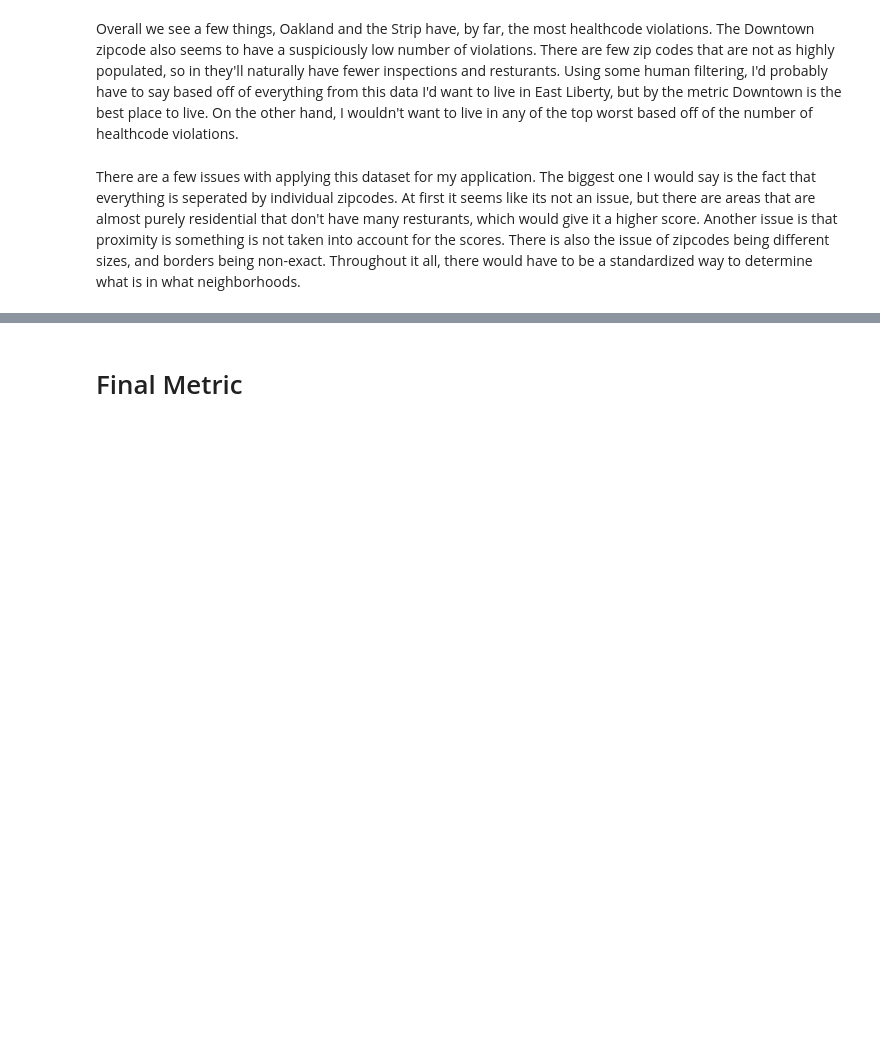
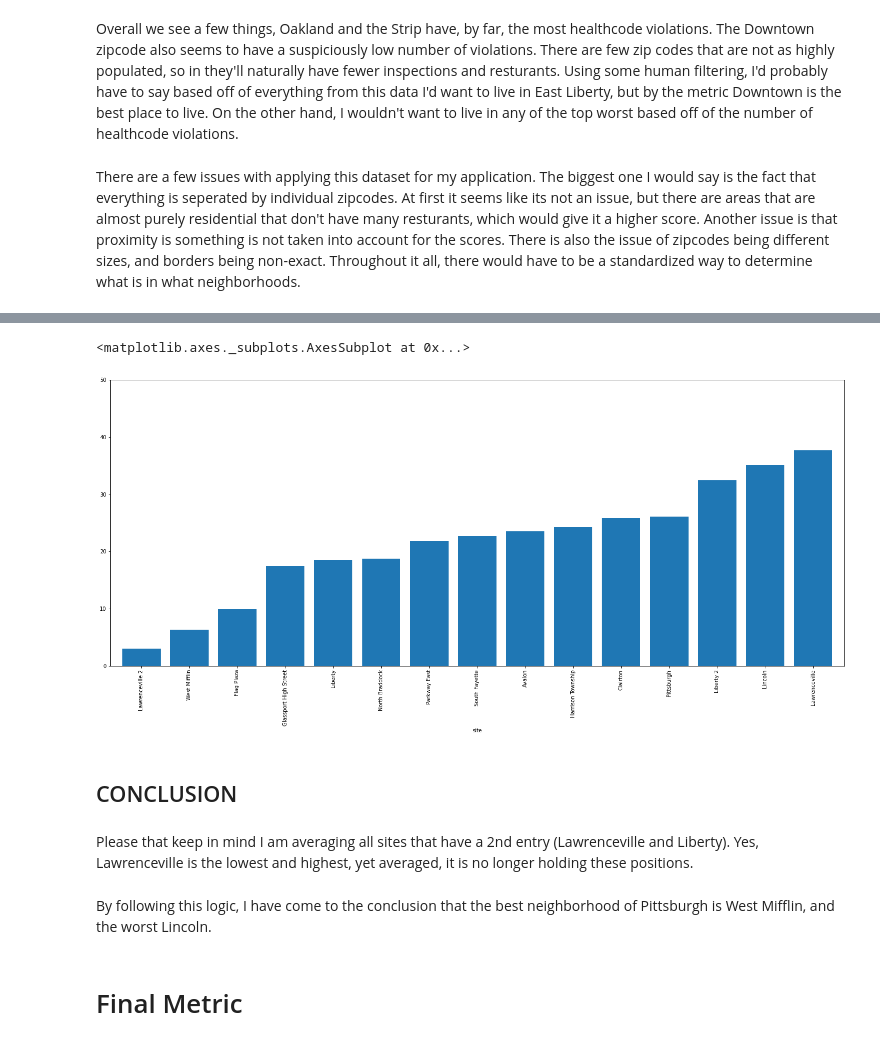
Before and after one commit to nosra/BigIdeasFinalProject, a Jupyter notebook: Final-Report.ipynb, the cells around one changed output, grey strips where cells are left out. Cells and saved outputs as stored; diff of their text form; code cells hidden in the pictures; blank space fills up the shorter version.

```diff
--- a/Final-Report.ipynb
+++ b/Final-Report.ipynb
@@ -140,0 +152,3 @@ There are a few issues with applying this dataset for my application. The bigges
+# %%
+aqi = pd.read_csv("aqi.csv")
+aqi
@@ -140,0 +169,3 @@ There are a few issues with applying this dataset for my application. The bigges
+# %%
+list_aqi = aqi.groupby("site").mean()
+list_aqi
@@ -140,0 +190,3 @@ There are a few issues with applying this dataset for my application. The bigges
+# %%
+sorted_aqi = list_aqi.sort_values(by=["index_value"], ascending=True)
+sorted_aqi
@@ -141,3 +211,14 @@ There are a few issues with applying this dataset for my application. The bigges
+# %%
+sorted_aqi['index_value'].plot(kind="bar", width = 0.8, figsize=(25,10), ylim =(0,50))
+# %% [output]
+<matplotlib.axes._subplots.AxesSubplot at 0x...>
+[figure, added]
+# %% [markdown]
+## CONCLUSION
+# %% [markdown]
+Please that keep in mind I am averaging all sites that have a 2nd entry (Lawrenceville and Liberty).  Yes, Lawrenceville is the lowest and highest, yet averaged, it is no longer holding these positions.
+# %% [markdown]
+By following this logic, I have come to the conclusion that the best neighborhood of Pittsburgh is West Mifflin, and the worst Lincoln.
 # %% [markdown]
 # Final Metric
 # %% [markdown]
```
Also changed, not shown: parts of 8 cells of this notebook.
